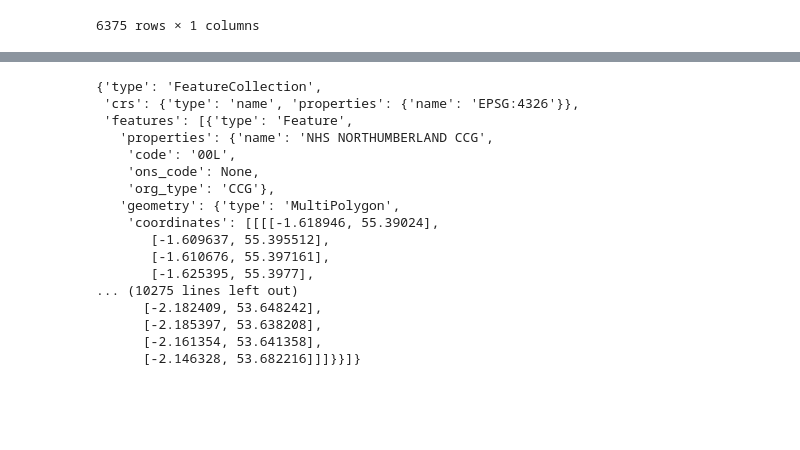
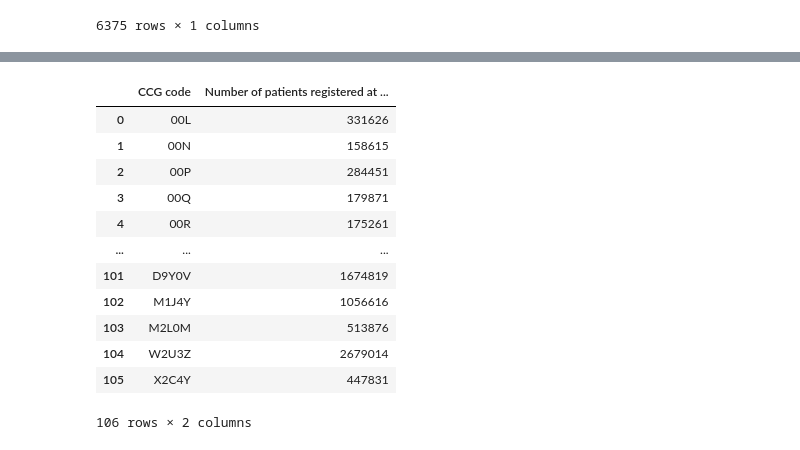
Before and after one commit to mattia-ficarelli/antibiotic_cost, a Jupyter notebook: dev.ipynb, the cells around one changed output, grey strips where cells are left out. Saved outputs shown, nothing was run; the diff lists cells and outputs as text; code cells hidden in the pictures; blank space fills up the shorter version.

```diff
--- a/dev.ipynb
+++ b/dev.ipynb
@@ -156,28 +121,3 @@ fig.update_layout(
     margin=dict(l=50, r=50, b=50, t=50, pad=4, autoexpand=True),
 )
 fig.show()
-# %%
-url_geo_codes = "https://openprescribing.net/api/1.0/org_location/?org_type=ccg&format=json"
-response_geo_codes = urllib.request.urlopen(url_geo_codes)
-data_geo_codes = json.loads(response_geo_codes.read())
-#flat_data_geo_codes= pd.json_normalize(data_geo_codes)
-#flat_data_geo_codes
-data_geo_codes
-# %% [output]
-{'type': 'FeatureCollection',
- 'crs': {'type': 'name', 'properties': {'name': 'EPSG:4326'}},
- 'features': [{'type': 'Feature',
-   'properties': {'name': 'NHS NORTHUMBERLAND CCG',
-    'code': '00L',
-    'ons_code': None,
-    'org_type': 'CCG'},
-   'geometry': {'type': 'MultiPolygon',
-    'coordinates': [[[[-1.618946, 55.39024],
-       [-1.609637, 55.395512],
-       [-1.610676, 55.397161],
-       [-1.625395, 55.3977],
-... (10275 lines left out)
-      [-2.182409, 53.648242],
-      [-2.185397, 53.638208],
-      [-2.161354, 53.641358],
-      [-2.146328, 53.682216]]]}}]}
@@ -194,0 +124,26 @@ fig.show()
+# %%
+#CCG pop from NHS digital
+csv_url = "https://files.digital.nhs.uk/40/2232E5/gp-reg-pat-prac-all.csv"
+req = requests.get(csv_url)
+url_content = req.content
+csv_file = open('downloaded.csv', 'wb')
+csv_file.write(url_content)
+csv_file.close()
+df1 = pd.read_csv('downloaded.csv')
+CCG_pop = df1.groupby(['CCG_CODE']).sum().reset_index()
+CCG_pop.rename(columns={'CCG_CODE': 'CCG code', 'NUMBER_OF_PATIENTS': 'Number of patients registered at GP practices'}, inplace=True)
+CCG_pop
+# %% [output]
+|  | CCG code | Number of patients registered at ... |
+| 0 | 00L | 331626 |
+| 1 | 00N | 158615 |
+| 2 | 00P | 284451 |
+| 3 | 00Q | 179871 |
+| 4 | 00R | 175261 |
+| ... | ... | ... |
+| 101 | D9Y0V | 1674819 |
+| 102 | M1J4Y | 1056616 |
+| 103 | M2L0M | 513876 |
+| 104 | W2U3Z | 2679014 |
+| 105 | X2C4Y | 447831 |
+106 rows × 2 columns
```
Also changed, not shown: parts of 12 cells of this notebook, 1 other file.
